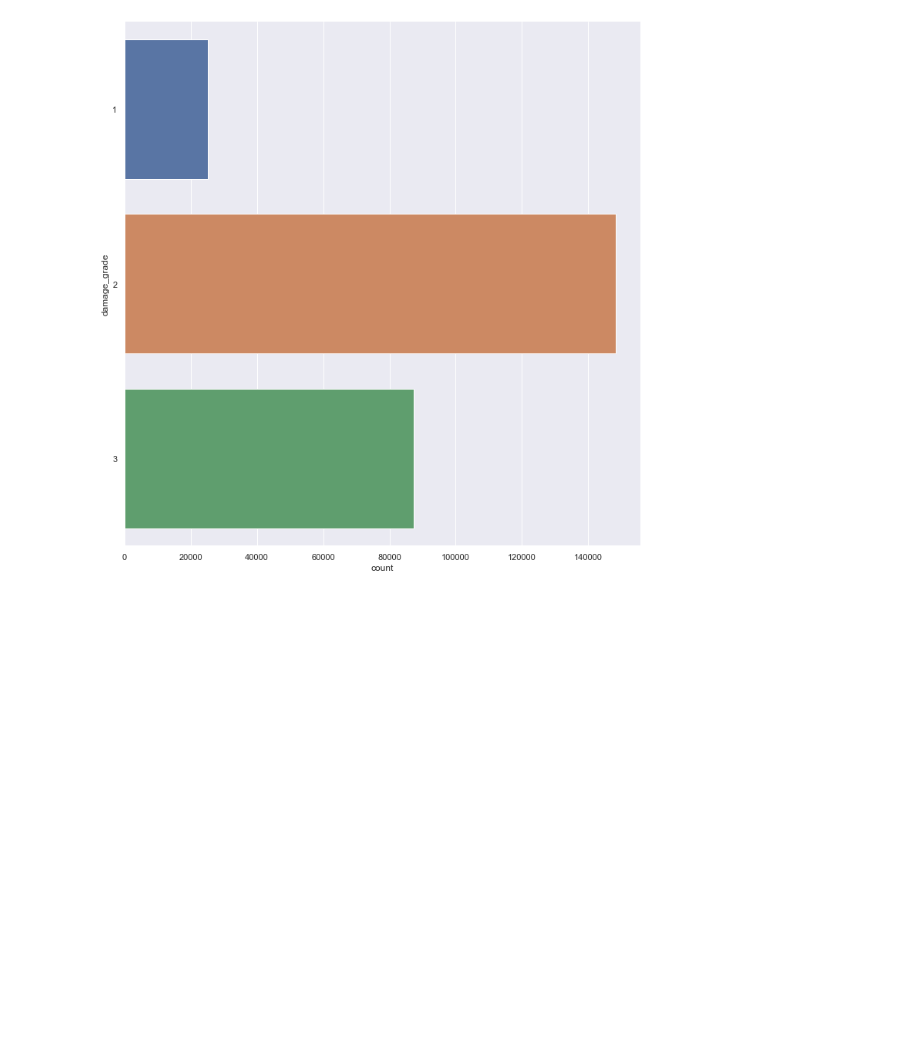
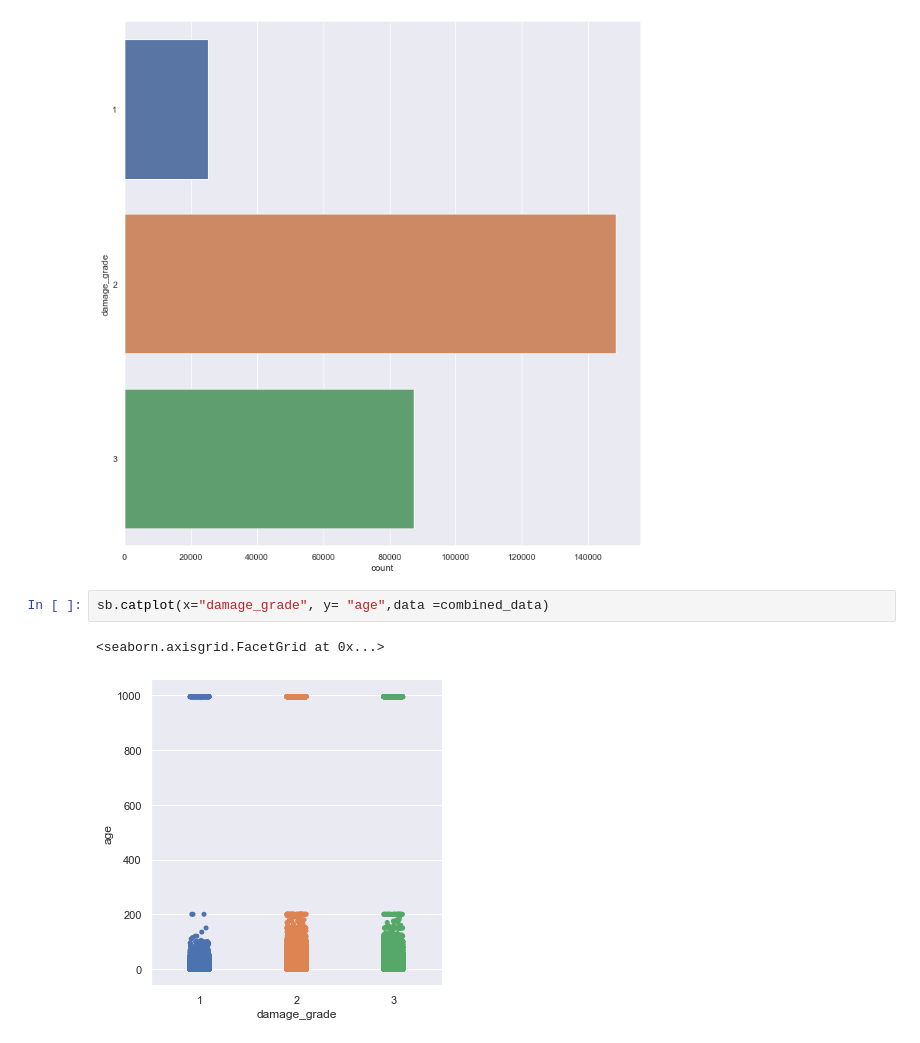
Before and after one commit to jshah39/DataSci, a Jupyter notebook: src/earthquake_shah.ipynb, the cells around one changed output. Cells and saved outputs as stored; diff of their text form; blank space fills up the shorter version.

Commit message:
scatterplot on damage_grade vs age

```diff
--- a/src/earthquake_shah.ipynb
+++ b/src/earthquake_shah.ipynb
@@ -80,3 +80,8 @@ sb.catplot(y = "damage_grade", data = combined_data, kind = "count",height=10)
 # %% [output]
 <seaborn.axisgrid.FacetGrid at 0x...>
 [figure]
+# %%
+sb.catplot(x="damage_grade", y= "age",data =combined_data)
+# %% [output]
+<seaborn.axisgrid.FacetGrid at 0x...>
+[figure, added]
```
Also changed, not shown: parts of 2 cells of this notebook.
